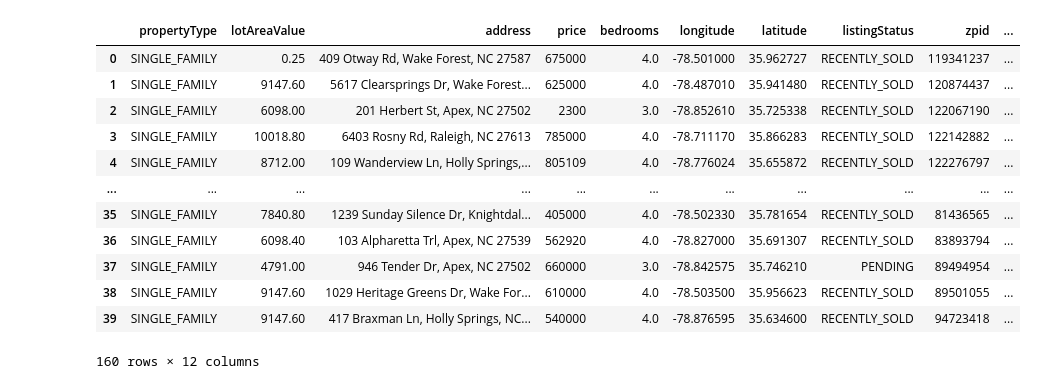
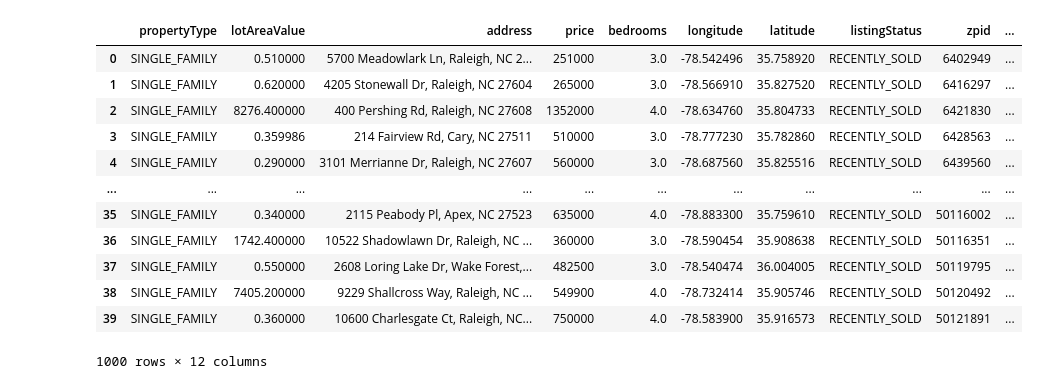
Before and after one commit to robgmizzou/Housing-Capstone, a Jupyter notebook: Zillow API test.ipynb, the cells around one changed output. Saved outputs shown, nothing was run; the diff lists cells and outputs as text; code cells hidden in the pictures.

```diff
--- a/Zillow API test.ipynb
+++ b/Zillow API test.ipynb
@@ -293,0 +508,42 @@ wake_df
+# %%
+import requests
+
+url = "https://zillow-com1.p.rapidapi.com/propertyExtendedSearch"
+
+querystring = {"location":"wake county, nc","page":"24","status_type":"RecentlySold","soldInLast":"36m"}
+
+headers = {
+    "X-RapidAPI-Key": "c908b31ea5mshb018fc83e5ca6bcp1fbe04jsn61a6592fc146",
+    "X-RapidAPI-Host": "zillow-com1.p.rapidapi.com"
+}
+
+response = requests.request("GET", url, headers=headers, params=querystring)
+
+
+response.json()
+
+dict = response.json()
+recs = dict ['props']
+df = json_normalize(recs)
+wake_df = df.append(wake_df)
+# %%
+import requests
+
+url = "https://zillow-com1.p.rapidapi.com/propertyExtendedSearch"
+
+querystring = {"location":"wake county, nc","page":"25","status_type":"RecentlySold","soldInLast":"36m"}
+
+headers = {
+    "X-RapidAPI-Key": "c908b31ea5mshb018fc83e5ca6bcp1fbe04jsn61a6592fc146",
+    "X-RapidAPI-Host": "zillow-com1.p.rapidapi.com"
+}
+
+response = requests.request("GET", url, headers=headers, params=querystring)
+
+
+response.json()
+
+dict = response.json()
+recs = dict ['props']
+df = json_normalize(recs)
+wake_df = df.append(wake_df)
@@ -296,19 +588,19 @@ wake_df
 # %%
 #sequence to pull in all flattened data to correct column
-wake_df = wake_df.drop(['dateSold', 'imgSrc', 'unit', 'contingentListingType', 'daysOnZillow', 'country', 'currency', 'hasImage', 'listingSubType.is_FSBA'], axis=1)
+wake_df = wake_df.drop(['dateSold', 'imgSrc', 'unit', 'contingentListingType', 'daysOnZillow', 'country', 'currency', 'hasImage', 'listingSubType.is_FSBA','listingSubType.is_FSBO'], axis=1)
 wake_df
 # %% [output]
 |  | propertyType | lotAreaValue | address | price | bedrooms | longitude | latitude | listingStatus | zpid | ... |
-| 0 | SINGLE_FAMILY | 0.25 | 409 Otway Rd, Wake Forest, NC 27587 | 675000 | 4.0 | -78.501000 | 35.962727 | RECENTLY_SOLD | 119341237 | ... |
-| 1 | SINGLE_FAMILY | 9147.60 | 5617 Clearsprings Dr, Wake Forest... | 625000 | 4.0 | -78.487010 | 35.941480 | RECENTLY_SOLD | 120874437 | ... |
-| 2 | SINGLE_FAMILY | 6098.00 | 201 Herbert St, Apex, NC 27502 | 2300 | 3.0 | -78.852610 | 35.725338 | RECENTLY_SOLD | 122067190 | ... |
-| 3 | SINGLE_FAMILY | 10018.80 | 6403 Rosny Rd, Raleigh, NC 27613 | 785000 | 4.0 | -78.711170 | 35.866283 | RECENTLY_SOLD | 122142882 | ... |
-| 4 | SINGLE_FAMILY | 8712.00 | 109 Wanderview Ln, Holly Springs,... | 805109 | 4.0 | -78.776024 | 35.655872 | RECENTLY_SOLD | 122276797 | ... |
+| 0 | SINGLE_FAMILY | 0.510000 | 5700 Meadowlark Ln, Raleigh, NC 2... | 251000 | 3.0 | -78.542496 | 35.758920 | RECENTLY_SOLD | 6402949 | ... |
+| 1 | SINGLE_FAMILY | 0.620000 | 4205 Stonewall Dr, Raleigh, NC 27604 | 265000 | 3.0 | -78.566910 | 35.827520 | RECENTLY_SOLD | 6416297 | ... |
+| 2 | SINGLE_FAMILY | 8276.400000 | 400 Pershing Rd, Raleigh, NC 27608 | 1352000 | 4.0 | -78.634760 | 35.804733 | RECENTLY_SOLD | 6421830 | ... |
+| 3 | SINGLE_FAMILY | 0.359986 | 214 Fairview Rd, Cary, NC 27511 | 510000 | 3.0 | -78.777230 | 35.782860 | RECENTLY_SOLD | 6428563 | ... |
+| 4 | SINGLE_FAMILY | 0.290000 | 3101 Merrianne Dr, Raleigh, NC 27607 | 560000 | 3.0 | -78.687560 | 35.825516 | RECENTLY_SOLD | 6439560 | ... |
 | ... | ... | ... | ... | ... | ... | ... | ... | ... | ... | ... |
-| 35 | SINGLE_FAMILY | 7840.80 | 1239 Sunday Silence Dr, Knightdal... | 405000 | 4.0 | -78.502330 | 35.781654 | RECENTLY_SOLD | 81436565 | ... |
-| 36 | SINGLE_FAMILY | 6098.40 | 103 Alpharetta Trl, Apex, NC 27539 | 562920 | 4.0 | -78.827000 | 35.691307 | RECENTLY_SOLD | 83893794 | ... |
-| 37 | SINGLE_FAMILY | 4791.00 | 946 Tender Dr, Apex, NC 27502 | 660000 | 3.0 | -78.842575 | 35.746210 | PENDING | 89494954 | ... |
-| 38 | SINGLE_FAMILY | 9147.60 | 1029 Heritage Greens Dr, Wake For... | 610000 | 4.0 | -78.503500 | 35.956623 | RECENTLY_SOLD | 89501055 | ... |
-| 39 | SINGLE_FAMILY | 9147.60 | 417 Braxman Ln, Holly Springs, NC... | 540000 | 4.0 | -78.876595 | 35.634600 | RECENTLY_SOLD | 94723418 | ... |
+| 35 | SINGLE_FAMILY | 0.340000 | 2115 Peabody Pl, Apex, NC 27523 | 635000 | 4.0 | -78.883300 | 35.759610 | RECENTLY_SOLD | 50116002 | ... |
+| 36 | SINGLE_FAMILY | 1742.400000 | 10522 Shadowlawn Dr, Raleigh, NC ... | 360000 | 3.0 | -78.590454 | 35.908638 | RECENTLY_SOLD | 50116351 | ... |
+| 37 | SINGLE_FAMILY | 0.550000 | 2608 Loring Lake Dr, Wake Forest,... | 482500 | 3.0 | -78.540474 | 36.004005 | RECENTLY_SOLD | 50119795 | ... |
+| 38 | SINGLE_FAMILY | 7405.200000 | 9229 Shallcross Way, Raleigh, NC ... | 549900 | 4.0 | -78.732414 | 35.905746 | RECENTLY_SOLD | 50120492 | ... |
+| 39 | SINGLE_FAMILY | 0.360000 | 10600 Charlesgate Ct, Raleigh, NC... | 750000 | 4.0 | -78.583900 | 35.916573 | RECENTLY_SOLD | 50121891 | ... |
-160 rows × 12 columns
+1000 rows × 12 columns
 # %%
```
Also changed, not shown: parts of 43 cells of this notebook, 2 other files.
